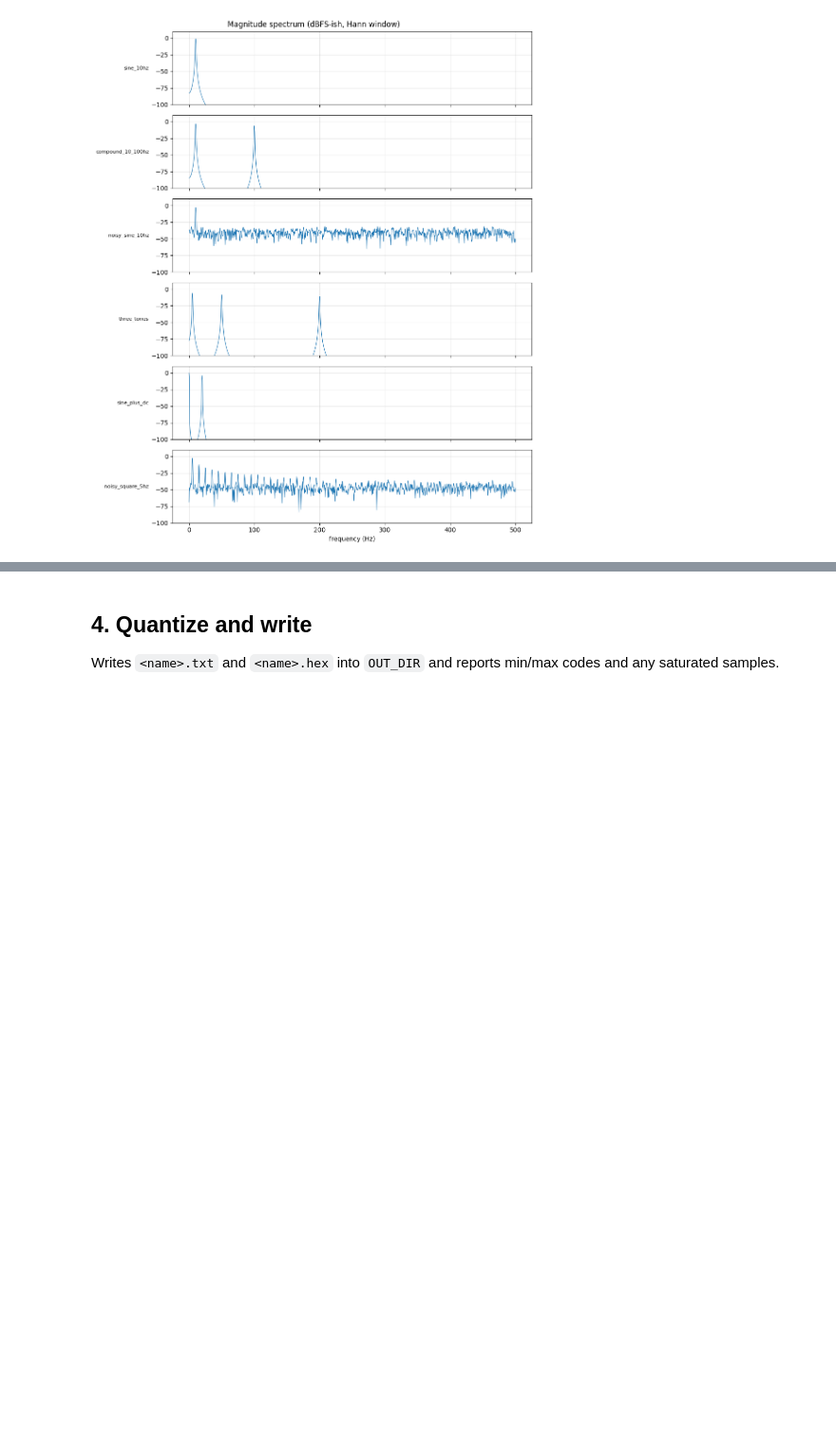
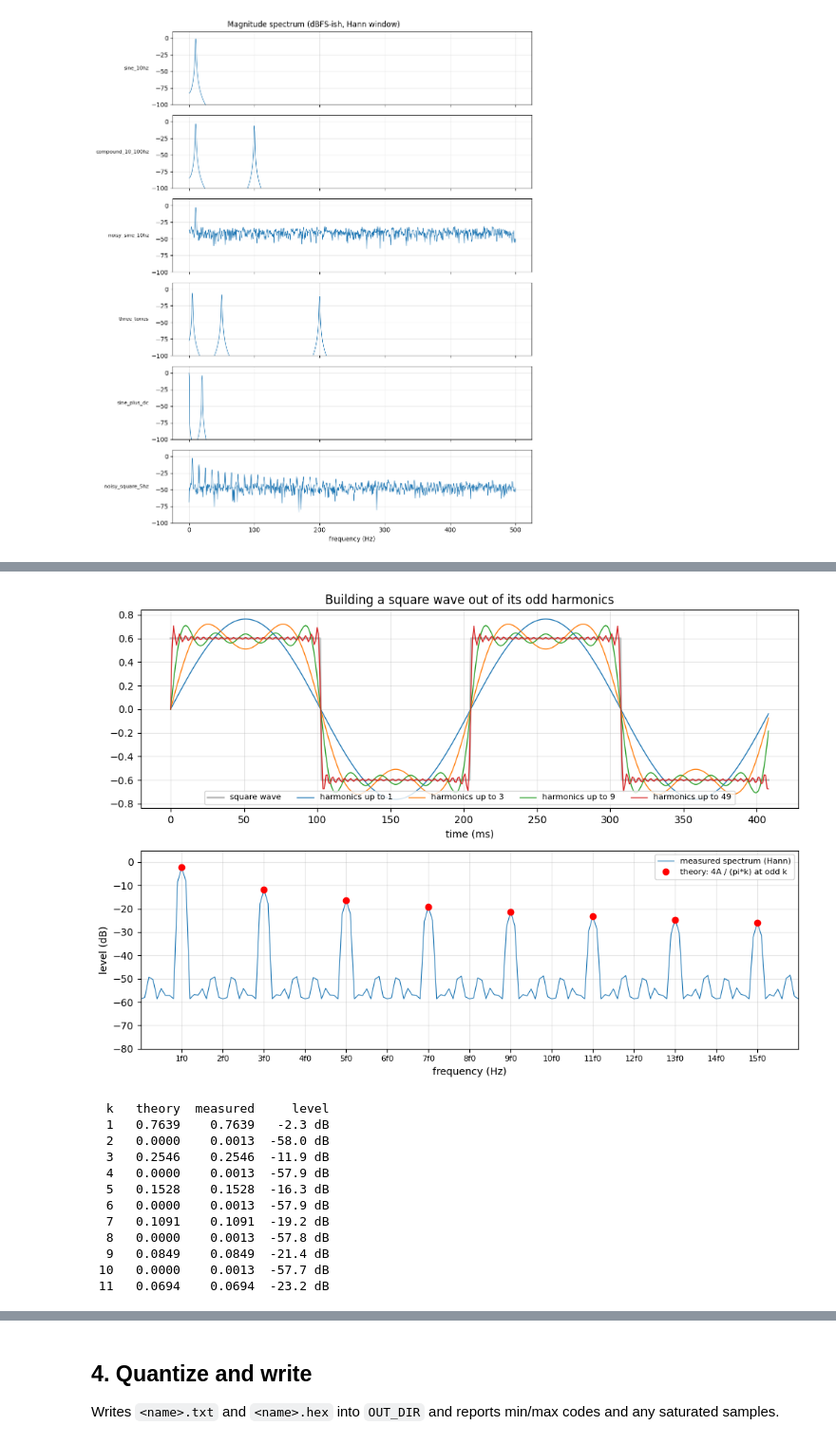
Before and after one commit to sametgul/logic_playground, a Jupyter notebook: dsp02_test_signals/notebooks/generate_signals.ipynb, the cells around one changed output, grey strips where cells are left out. Shown at 95% size. Cells and saved outputs as stored; diff of their text form; code cells hidden in the pictures; blank space fills up the shorter version.

```diff
--- a/dsp02_test_signals/notebooks/generate_signals.ipynb
+++ b/dsp02_test_signals/notebooks/generate_signals.ipynb
@@ -80,0 +313,58 @@ plt.show()
+# %%
+f0 = 10 * FS / N                 # exactly 10 cycles per record, so every harmonic sits on a bin
+A = 0.6
+sq = np.array(square(f0, A, n=N, fs=FS))
+t = np.arange(N) / FS
+
+def partial_sum(max_harmonic):
+    y = np.zeros(N)
+    for k in range(1, max_harmonic + 1, 2):                       # odd harmonics only
+        y += 4 * A / (np.pi * k) * np.sin(2 * np.pi * k * f0 * t)
+    return y
+
+fig, (ax1, ax2) = plt.subplots(2, 1, figsize=(10, 7))
+
+two_periods = int(2 * FS / f0)
+ax1.plot(t[:two_periods] * 1000, sq[:two_periods], color='gray', lw=2, alpha=0.5, label='square wave')
+for h in (1, 3, 9, 49):
+    ax1.plot(t[:two_periods] * 1000, partial_sum(h)[:two_periods], lw=1, label=f'harmonics up to {h}')
+ax1.set_xlabel('time (ms)')
+ax1.set_title('Building a square wave out of its odd harmonics')
+ax1.legend(fontsize=8, ncol=5, loc='lower center')
+ax1.grid(alpha=0.3)
+
+w = np.hanning(N)
+spec = np.abs(np.fft.rfft(sq * w)) / (w.sum() / 2)
+fq = np.fft.rfftfreq(N, d=1 / FS)
+ax2.plot(fq, 20 * np.log10(spec + 1e-12), lw=0.8, label='measured spectrum (Hann)')
+hs = np.arange(1, 16, 2)
+ax2.plot(hs * f0, 20 * np.log10(4 * A / (np.pi * hs)), 'ro', label='theory: 4A / (pi*k) at odd k')
+ax2.set_xlim(0, 16 * f0)
+ax2.set_ylim(-80, 5)
+ax2.set_xlabel('frequency (Hz)')
+ax2.set_ylabel('level (dB)')
+ax2.set_xticks([k * f0 for k in range(1, 16)], [f'{k}f0' for k in range(1, 16)], fontsize=8)
+ax2.grid(alpha=0.3)
+ax2.legend(fontsize=8)
+fig.tight_layout()
+plt.show()
+
+print(f"{'k':>3} {'theory':>8} {'measured':>9} {'level':>9}")
+for k in range(1, 12):
+    meas = spec[10 * k - 1:10 * k + 2].max()
+    th = 4 * A / (np.pi * k) if k % 2 else 0.0
+    print(f"{k:>3} {th:>8.4f} {meas:>9.4f} {20 * np.log10(meas + 1e-12):>6.1f} dB")
+# %% [output]
+[figure, added]
+  k   theory  measured     level
+  1   0.7639    0.7639   -2.3 dB
+  2   0.0000    0.0013  -58.0 dB
+  3   0.2546    0.2546  -11.9 dB
+  4   0.0000    0.0013  -57.9 dB
+  5   0.1528    0.1528  -16.3 dB
+  6   0.0000    0.0013  -57.9 dB
+  7   0.1091    0.1091  -19.2 dB
+  8   0.0000    0.0013  -57.8 dB
+  9   0.0849    0.0849  -21.4 dB
+ 10   0.0000    0.0013  -57.7 dB
+ 11   0.0694    0.0694  -23.2 dB
```
Also changed, not shown: parts of 21 cells of this notebook.
